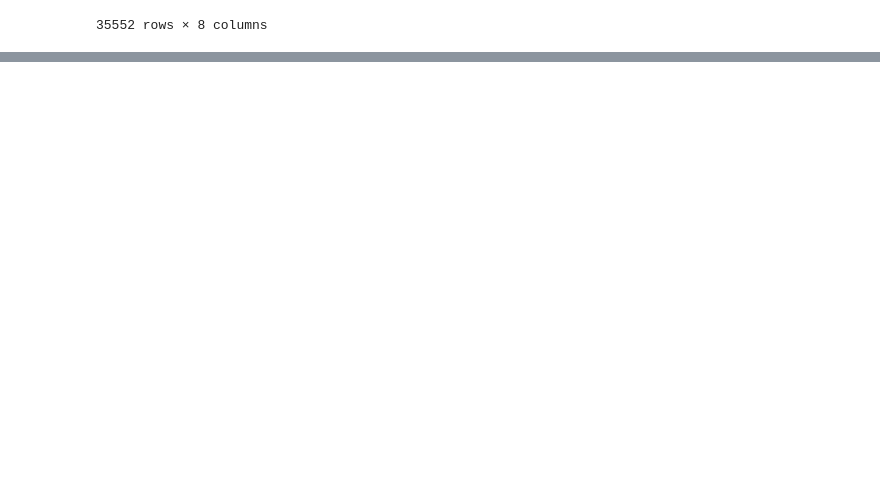
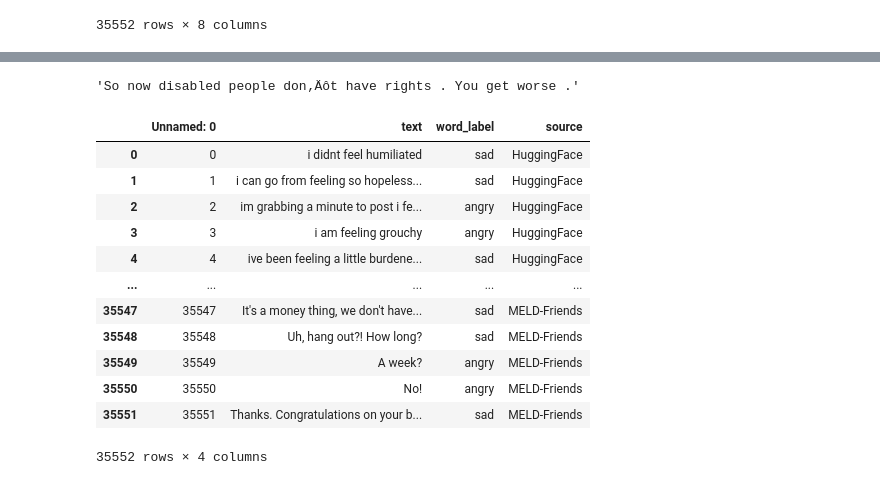
Before and after one commit to v-chai/happysadsongs, a Jupyter notebook: notebooks/v-chai_emotion-dection-training-data.ipynb, the cells around one changed output, grey strips where cells are left out. Drawn from its saved outputs; the diff is of its cells as text; code cells hidden in the pictures; blank space fills up the shorter version.

Commit message:
update training set, explore augmentation (not used), and update data.py to pull correct/current dataset

```diff
--- a/notebooks/v-chai_emotion-dection-training-data.ipynb
+++ b/notebooks/v-chai_emotion-dection-training-data.ipynb
@@ -549,0 +580,4 @@ df_pre
+# %%
+google_angry_df.loc[5571, 'text']
+# %% [output]
+'So now disabled people don‚Äôt have rights . You get worse .'
@@ -549,0 +588,18 @@ df_pre
+# %%
+df = get_training_data()
+# %%
+df
+# %% [output]
+|  | Unnamed: 0 | text | word_label | source |
+| 0 | 0 | i didnt feel humiliated | sad | HuggingFace |
+| 1 | 1 | i can go from feeling so hopeless... | sad | HuggingFace |
+| 2 | 2 | im grabbing a minute to post i fe... | angry | HuggingFace |
+| 3 | 3 | i am feeling grouchy | angry | HuggingFace |
+| 4 | 4 | ive been feeling a little burdene... | sad | HuggingFace |
+| ... | ... | ... | ... | ... |
+| 35547 | 35547 | It's a money thing, we don't have... | sad | MELD-Friends |
+| 35548 | 35548 | Uh, hang out?! How long? | sad | MELD-Friends |
+| 35549 | 35549 | A week? | angry | MELD-Friends |
+| 35550 | 35550 | No! | angry | MELD-Friends |
+| 35551 | 35551 | Thanks. Congratulations on your b... | sad | MELD-Friends |
+35552 rows × 4 columns
```
Also changed, not shown: parts of 55 cells of this notebook, 3 other files.
